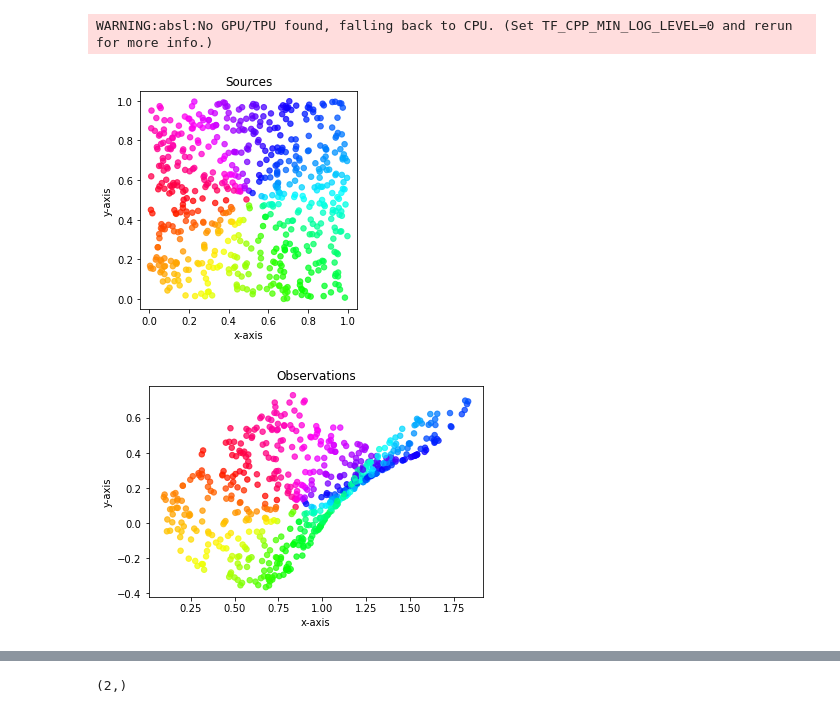
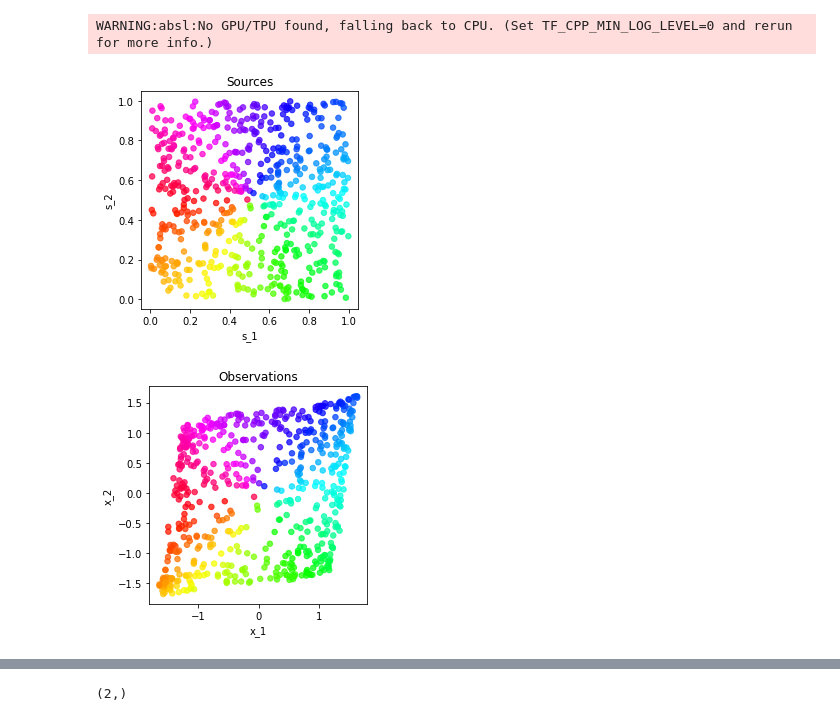
Before and after one commit to lgresele/independent-mechanism-analysis, a Jupyter notebook: 6_aDM_flows.ipynb, the cells around one changed output, grey strips where cells are left out. Cells and saved outputs as stored; diff of their text form; code cells hidden in the pictures.

Commit message:
simple experiments flows

```diff
--- a/6_aDM_flows.ipynb
+++ b/6_aDM_flows.ipynb
@@ -40,29 +44,37 @@ D = 2
 # Generate the samples
 S = random.uniform(rng, shape=(N, D), minval=0.0, maxval=1.0)
 
+
 from plotting import cart2pol, scatterplot_variables
 
 _, phi = cart2pol( S[:,0]-0.5, S[:,1]-0.5)
 
 colors = phi
 
-scatterplot_variables(S, 'Sources', colors=colors)
+# S-=0.5
+
+scatterplot_variables(S, 'Sources', colors=colors, savefig=True, fname="sources_flow")
 # %% [output]
-[figure, old version]
+[figure, new version]
 # %%
 # Generate the observations
-from mixing_functions import f_1, f_2, f_3
+from mixing_functions import f_1, f_2, f_3, f_lin,  post_nonlinear_model
 from jax import vmap
 
-mixing = f_2
+from scipy.stats import ortho_group # Requires version 0.18 of scipy
+A = ortho_group.rvs(dim=2)
+# mixing, _ = post_nonlinear_model(A)
+mixing = f_1
+# mixing, _ = f_lin(A)
 
 mixing_batched = vmap(mixing)
 
 X = mixing_batched(S)
+X -= np.mean(X, axis=0)
 # %%
-scatterplot_variables(X, 'Observations', colors=colors)
+scatterplot_variables(X, 'Observations', colors=colors, savefig=True, fname="observations_flow")
 # %% [output]
-[figure, old version]
+[figure, new version]
 # %%
 # Insert a lot of code to do wonderful things with Gilles Louppe's Normalizing Flow implementations
 # %%
```
Also changed, not shown: parts of 25 cells of this notebook.
